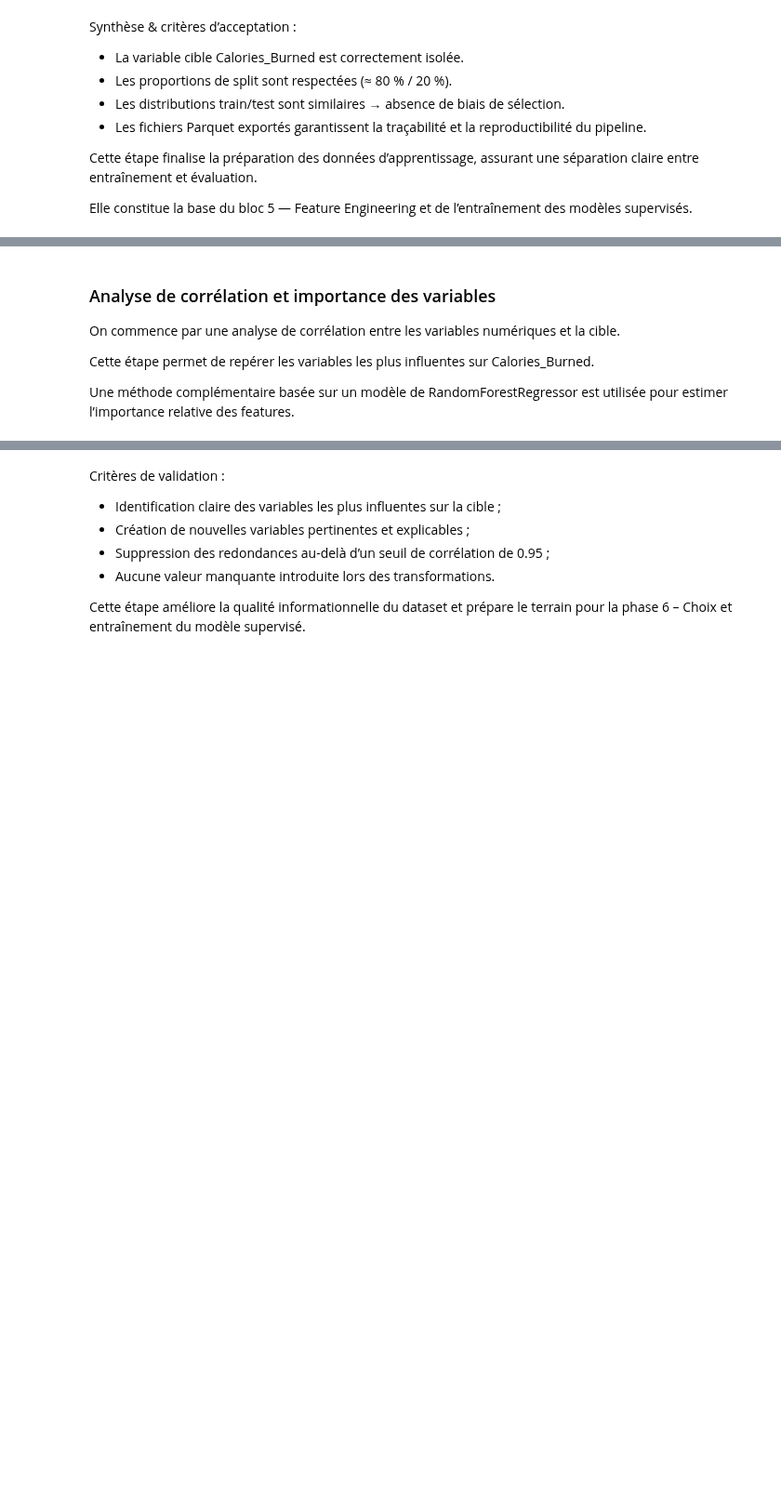
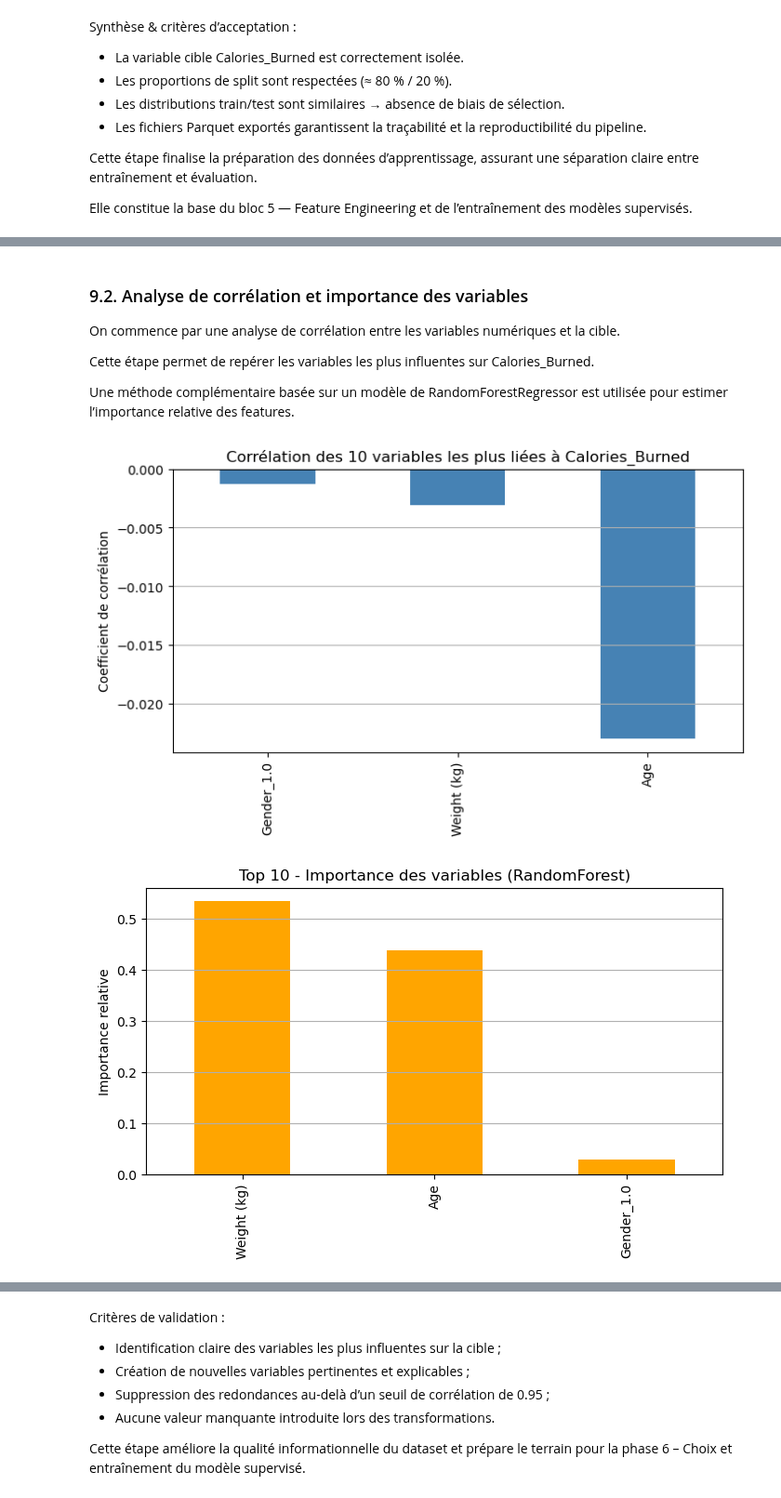
Before and after one commit to happy-developer/train.me, a Jupyter notebook: src/notebooks/preprocessing/life_style_data/preprocessing_life_style_data.ipynb, the cells around one changed output, grey strips where cells are left out. Shown at 93% size. Cells and saved outputs as stored; diff of their text form; code cells hidden in the pictures; blank space fills up the shorter version.

```diff
--- a/src/notebooks/preprocessing/life_style_data/preprocessing_life_style_data.ipynb
+++ b/src/notebooks/preprocessing/life_style_data/preprocessing_life_style_data.ipynb
@@ -912,5 +923,5 @@ print(f"✔ Données chargées : {X_test.shape[0]} lignes, {X_test.shape[1]} col
 # %% [markdown]
-### Analyse de corrélation et importance des variables
+### 9.2. Analyse de corrélation et importance des variables
 
 On commence par une analyse de corrélation entre les variables numériques et la cible.
 
@@ -918,28 +929,31 @@ Cette étape permet de repérer les variables les plus influentes sur Calories_B
 
 Une méthode complémentaire basée sur un modèle de RandomForestRegressor est utilisée pour estimer l’importance relative des features.
 # %%
-# # Calcul des corrélations (variables continues uniquement)
-# corr = X_train.corrwith(y_train).dropna().sort_values(ascending=False)
-# top_corr = corr.head(10)
+# Calcul des corrélations (variables continues uniquement)
+corr = X_train.corrwith(y_train).dropna().sort_values(ascending=False)
+top_corr = corr.head(10)
 
-# plt.figure(figsize=(8,4))
-# top_corr.plot(kind="bar", color="steelblue")
-# plt.title("Corrélation des 10 variables les plus liées à Calories_Burned")
-# plt.ylabel("Coefficient de corrélation")
-# plt.grid(True, axis='y')
-# plt.show()
+plt.figure(figsize=(8,4))
+top_corr.plot(kind="bar", color="steelblue")
+plt.title("Corrélation des 10 variables les plus liées à Calories_Burned")
+plt.ylabel("Coefficient de corrélation")
+plt.grid(True, axis='y')
+plt.show()
 
-# # Modèle RandomForest pour importance des features
-# model_rf = RandomForestRegressor(random_state=42, n_estimators=100)
-# model_rf.fit(X_train, y_train)
+# Modèle RandomForest pour importance des features
+model_rf = RandomForestRegressor(random_state=42, n_estimators=100)
+model_rf.fit(X_train, y_train)
 
-# importances = pd.Series(model_rf.feature_importances_, index=X_train.columns).sort_values(ascending=False)
-# top_importances = importances.head(10)
+importances = pd.Series(model_rf.feature_importances_, index=X_train.columns).sort_values(ascending=False)
+top_importances = importances.head(10)
 
-# plt.figure(figsize=(8,4))
-# top_importances.plot(kind="bar", color="orange")
-# plt.title("Top 10 - Importance des variables (RandomForest)")
-# plt.ylabel("Importance relative")
-# plt.grid(True, axis='y')
-# plt.show()
+plt.figure(figsize=(8,4))
+top_importances.plot(kind="bar", color="orange")
+plt.title("Top 10 - Importance des variables (RandomForest)")
+plt.ylabel("Importance relative")
+plt.grid(True, axis='y')
+plt.show()
+# %% [output]
+[figure, added]
+[figure, added]
 # %% [markdown]
```
Also changed, not shown: parts of 87 cells of this notebook, 20 other files.
